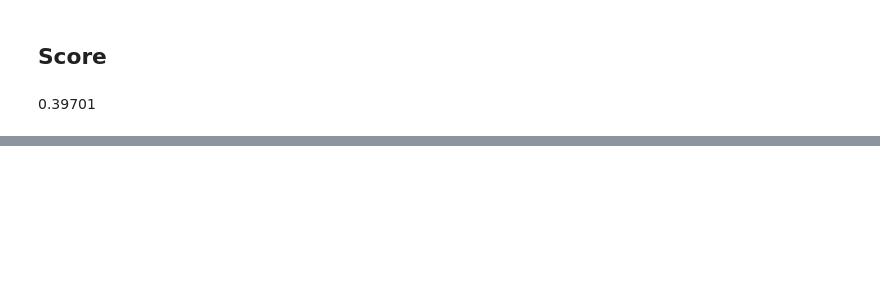
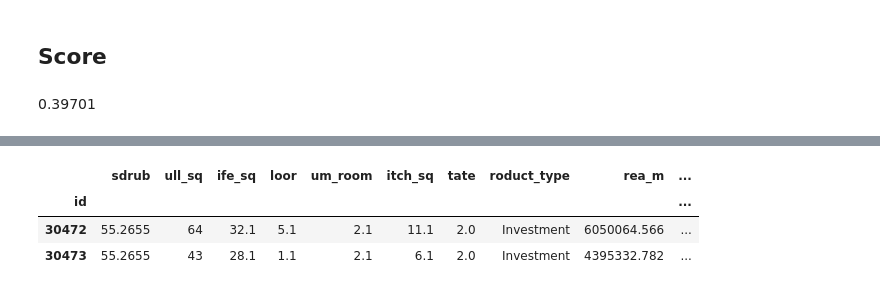
Before and after one commit to hojisu/sberbank-russian-housing-market, a Jupyter notebook: 03-Modeling-StatsModels/03-Modeling-StatsModels.ipynb, the cells around one changed output, grey strips where cells are left out. Saved outputs shown, nothing was run; the diff lists cells and outputs as text; code cells hidden in the pictures; blank space fills up the shorter version.

```diff
--- a/03-Modeling-StatsModels/03-Modeling-StatsModels.ipynb
+++ b/03-Modeling-StatsModels/03-Modeling-StatsModels.ipynb
@@ -433,0 +472,14 @@ y_pred.to_csv('../submissions/stats_models_{}.csv'.format(datetime.datetime.now(
+# %%
+for col in df_train_macro_with_outliers.columns:
+    df_train_macro_with_outliers.rename(columns={col:col[1:]}, inplace=True)
+for col in df_train_macro.columns:
+    df_train_macro.rename(columns={col:col[1:]}, inplace=True)
+df_train_macro_with_outliers.to_csv('../input/train_macro_with_outliers.csv', header=True, index=True)
+df_train_macro.to_csv('../input/train_macro_without_outliers.csv', header=True, index=True)
+# %%
+df_train_macro_with_outliers.tail(2)
+# %% [output]
+|  | sdrub | ull_sq | ife_sq | loor | um_room | itch_sq | tate | roduct_type | rea_m | ... |
+| id |  |  |  |  |  |  |  |  |  | ... |
+| 30472 | 55.2655 | 64 | 32.1 | 5.1 | 2.1 | 11.1 | 2.0 | Investment | 6050064.566 | ... |
+| 30473 | 55.2655 | 43 | 28.1 | 1.1 | 2.1 | 6.1 | 2.0 | Investment | 4395332.782 | ... |
```
Also changed, not shown: parts of 19 cells of this notebook, 4 other files.
